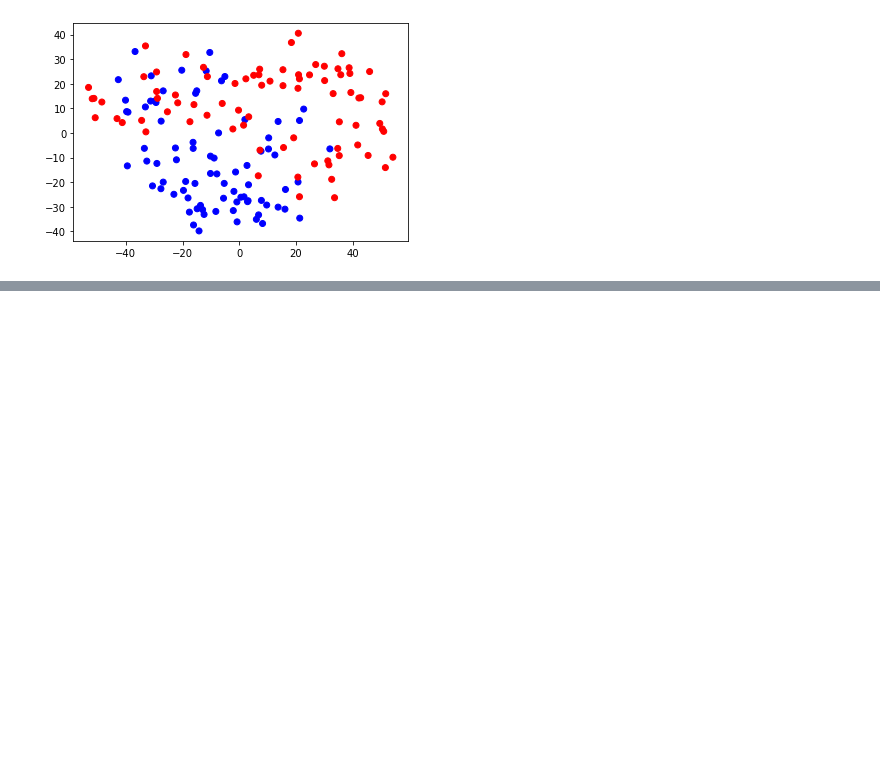
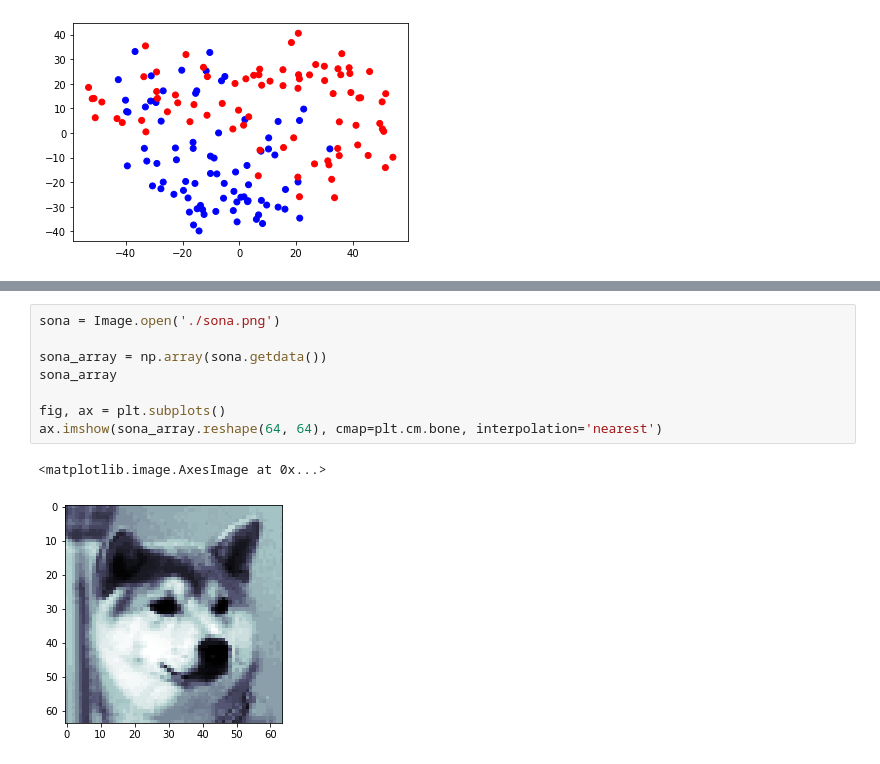
Before and after one commit to eric-martinet/IRONLABS, a Jupyter notebook: Module03/Lab_6_PCA/main.ipynb, the cells around one changed output, grey strips where cells are left out. Cells and saved outputs as stored; diff of their text form; blank space fills up the shorter version.

```diff
--- a/Module03/Lab_6_PCA/main.ipynb
+++ b/Module03/Lab_6_PCA/main.ipynb
@@ -246,0 +305,11 @@ Matplotlib is currently using module://matplotlib_inline.backend_inline, which i
+# %%
+sona = Image.open('./sona.png')
+
+sona_array = np.array(sona.getdata())
+sona_array
+
+fig, ax = plt.subplots()
+ax.imshow(sona_array.reshape(64, 64), cmap=plt.cm.bone, interpolation='nearest')
+# %% [output]
+<matplotlib.image.AxesImage at 0x...>
+[figure, added]
```
Also changed, not shown: parts of 12 cells of this notebook, 3 other files.
